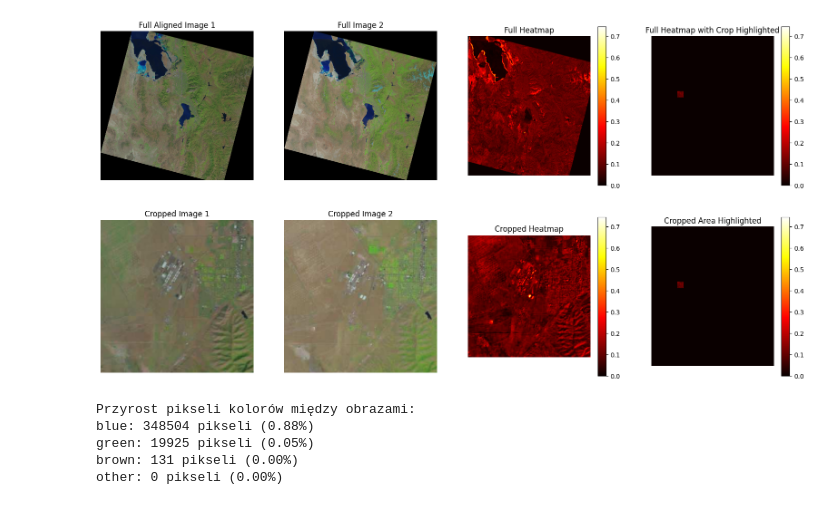
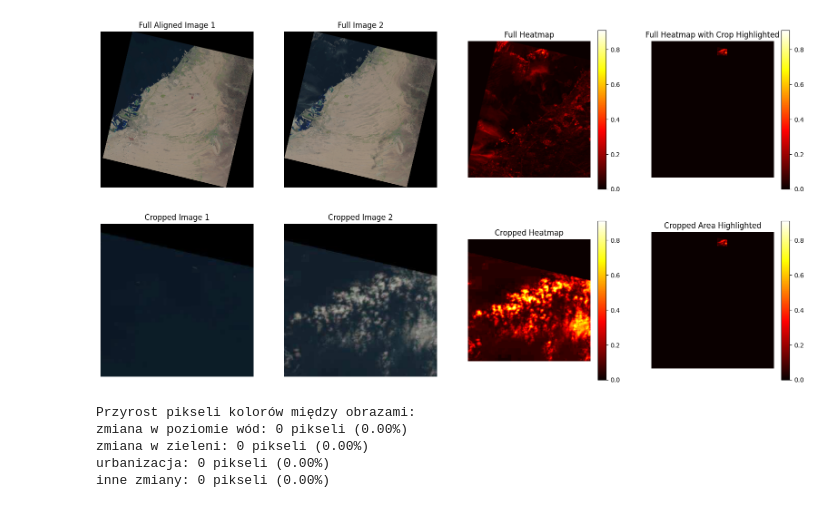
Before and after one commit to Morpheus1024/Detekcja-zmian-uzytkowania-ziemi, a Jupyter notebook: detekcja.ipynb, the cells around one changed output. Saved outputs shown, nothing was run; the diff lists cells and outputs as text; code cells hidden in the pictures.

```diff
--- a/detekcja.ipynb
+++ b/detekcja.ipynb
@@ -5,8 +5,8 @@ import matplotlib.pyplot as plt
 
 
 # Load images
-nazwa2 = "LC08_L1TP_038032_20130609_20200913_02_T1.jpg"
-nazwa1 = "LC08_L1TP_038032_20230925_20231002_02_T1.jpg"
+nazwa2 = "LC08_L1TP_160043_20140126_20200912_02_T1.jpg"
+nazwa1 = "LC08_L1TP_160043_20231205_20231209_02_T1.jpg"
 img1 = cv2.imread('data/' + nazwa1)
 img2 = cv2.imread('data/' + nazwa2)
 
@@ -103,19 +103,19 @@ color_gains = {
     'other': 0
 }
 
-for i in range(image1_np.shape[0]):
-    for j in range(image1_np.shape[1]):
-        if difference_normalized[i, j] >= 0.2:  # Bierzemy pod uwagę tylko piksele, które zmieniają się o >= 0.2
-            color1 = classify_color(image1_np[i, j])
-            color2 = classify_color(image2_np[i, j])
+for i in range(crop_img1.shape[0]):
+    for j in range(crop_img1.shape[1]):
+        if crop_diff[i, j] >= 0.2:  # Bierzemy pod uwagę tylko piksele, które zmieniają się o >= 0.2
+            color1 = classify_color(crop_img1[i, j])
+            color2 = classify_color(crop_img2[i, j])
             if color2 != 'other' and color1 != color2:
                 color_gains[color2] += 1
 
 # Compute total number of pixels
-total_pixels = image1_np.shape[0] * image1_np.shape[1]
+total_pixels = crop_img1.shape[0] * crop_img1.shape[1]
 
 # Compute percentage of pixel gains
-color_gains_percentage = {color: (count / total_pixels) * 100 for color, count in color_gains.items()}
+color_gains_percentage = {color: (count / total_pixels) * 1000 for color, count in color_gains.items()}
 
 # Display images side by side
 fig, axs = plt.subplots(2, 4, figsize=(20, 10))
@@ -155,37 +155,45 @@ axs[1, 0].axis('off')
 
 # Display the cropped image 2
 axs[1, 1].imshow(cv2.cvtColor(crop_img2, cv2.COLOR_BGR2RGB))
 axs[1, 1].set_title('Cropped Image 2')
 axs[1, 1].axis('off')
 
 # Display the cropped heatmap
 cax_crop = axs[1, 2].imshow(crop_diff, cmap='hot', interpolation='bicubic')
 axs[1, 2].set_title('Cropped Heatmap')
 axs[1, 2].axis('off')
 
 # Add colorbar to the cropped heatmap
 fig.colorbar(cax_crop, ax=axs[1, 2], orientation='vertical')
 
 # Display the combined heatmap with the crop highlighted
 cax_combined = axs[1, 3].imshow(full_diff, cmap='hot', interpolation='bicubic')
 axs[1, 3].set_title('Cropped Area Highlighted')
 axs[1, 3].axis('off')
 
 # Add colorbar to the combined heatmap
 fig.colorbar(cax_combined, ax=axs[1, 3], orientation='vertical')
 
 # Show images
 plt.show()
 
 # Wyświetlenie wyników analizy
 print("Przyrost pikseli kolorów między obrazami:")
 for color, count in color_gains.items():
     percentage = color_gains_percentage[color]
-    print(f"{color}: {count} pikseli ({percentage:.2f}%)")
+    if color == 'green':
+        description = 'zmiana w zieleni'
+    elif color == 'blue':
+        description = 'zmiana w poziomie wód'
+    elif color == 'brown':
+        description = 'urbanizacja'
+    else:
+        description = 'inne zmiany'
+    print(f"{description}: {count} pikseli ({percentage:.2f}%)")
 # %% [output]
-[figure, old version]
+[figure, new version]
 Przyrost pikseli kolorów między obrazami:
-blue: 348504 pikseli (0.88%)
-green: 19925 pikseli (0.05%)
-brown: 131 pikseli (0.00%)
-other: 0 pikseli (0.00%)
+zmiana w poziomie wód: 0 pikseli (0.00%)
+zmiana w zieleni: 0 pikseli (0.00%)
+urbanizacja: 0 pikseli (0.00%)
+inne zmiany: 0 pikseli (0.00%)
```
Also changed, not shown: 8 other files.
